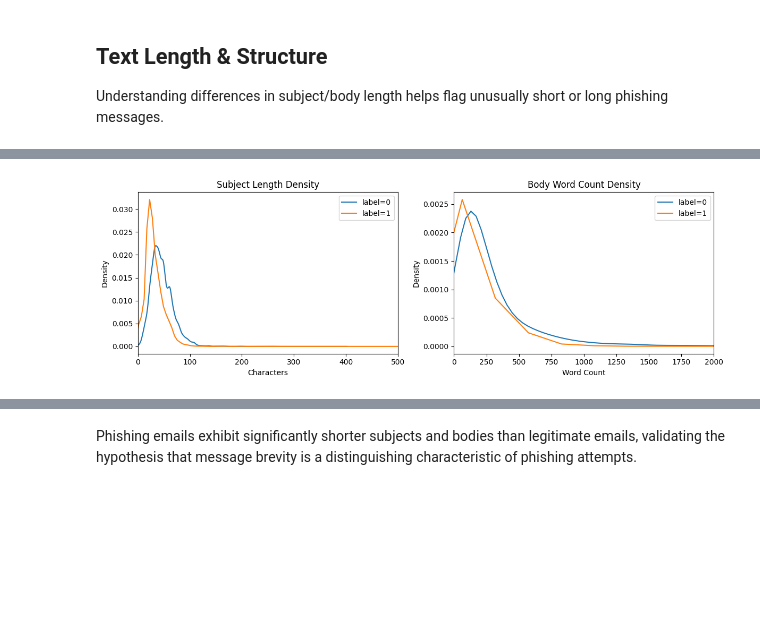
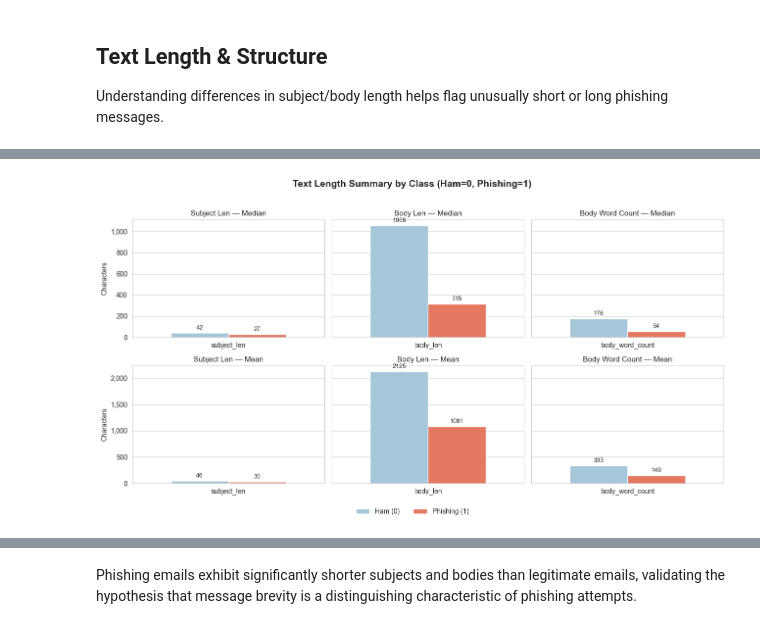
Before and after one commit to H6WU6R/DSA4263_Group_Project, a Jupyter notebook: notebooks/EDA.ipynb, the cells around one changed output, grey strips where cells are left out. Saved outputs shown, nothing was run; the diff lists cells and outputs as text; code cells hidden in the pictures; blank space fills up the shorter version.

```diff
--- a/notebooks/EDA.ipynb
+++ b/notebooks/EDA.ipynb
@@ -280,34 +440,62 @@ Understanding differences in subject/body length helps flag unusually short or l
+# %%
+df['subject_len'] = df['subject_no_urls'].fillna('').astype(str).apply(len)
+df['body_len'] = df['body_no_urls'].fillna('').astype(str).apply(len)
+df['subject_word_count'] = df['subject_no_urls'].fillna('').astype(str).apply(lambda x: len(x.split()))
+df['body_word_count'] = df['body_no_urls'].fillna('').astype(str).apply(lambda x: len(x.split()))
 # %%
-# Fill missing values directly (non-destructive if you prefer .fillna() with inplace=False)
-df['subject'] = df['subject'].fillna('')
-df['body'] = df['body'].fillna('')
+import numpy as np
+import pandas as pd
+import matplotlib.pyplot as plt
+import seaborn as sns
+from matplotlib.ticker import FuncFormatter
 
-# Compute length features directly in the main df
-df['subject_len'] = df['subject'].str.len()
-df['body_len'] = df['body'].str.len()
-df['body_word_count'] = df['body'].str.split().str.len()
+features = ['subject_len', 'body_len', 'body_word_count']
 
-# Display summary stats by label
-display(
-    df.groupby('label')[['subject_len', 'body_len', 'body_word_count']]
-      .agg(['median', 'mean'])
+# 1) Summaries (MultiIndex columns: (feature, stat))
+stats = df.groupby('label')[features].agg(['median','mean']).round(1)
+
+# 2) Tidy long form: (label, stat, feature, value)
+plot_long = (
+    stats
+    .stack(level=1)         # move 'stat' (median/mean) to rows
+    .stack(level=0)         # move 'feature' to rows
+    .reset_index(name='value')
 )
+plot_long.columns = ['label','stat','feature','value']  # tidy col names
+plot_long['label'] = plot_long['label'].astype(int)     # ensure 0/1 ints
 
-# Plot KDEs
-fig, axes = plt.subplots(1, 2, figsize=(12, 4))
-for label_value, group in df.groupby('label'):
-    group['subject_len'].plot(kind='kde', ax=axes[0], label=f'label={label_value}')
-    group['body_word_count'].plot(kind='kde', ax=axes[1], label=f'label={label_value}')
+# 3) Figure: 2 rows (median/mean) × 3 cols (features)
+sns.set_style('whitegrid')
+fig, axes = plt.subplots(2, 3, figsize=(13, 7), sharey='row')
+fig.suptitle('Text Length Summary by Class (Ham=0, Phishing=1)', fontsize=14, weight='bold', y=0.99)
 
-axes[0].set_title('Subject Length Density')
-axes[0].set_xlabel('Characters')
-axes[1].set_title('Body Word Count Density')
-axes[1].set_xlabel('Word Count')
+fmt = FuncFormatter(lambda x, p: f'{int(x):,}')
+def add_labels(ax):
+    for c in ax.containers:
+        ax.bar_label(c, fmt='%.0f', padding=3, fontsize=9)
 
-for ax in axes:
-    ax.legend()
-axes[0].set_xlim(0, 500)
-axes[1].set_xlim(0, 2000)
-plt.tight_layout()
+row_stats = ['median','mean']
+col_features = features
+palette = ['#9ecae1', '#fb6a4a']  # blue=ham, red=phishing
+
+for r, stat in enumerate(row_stats):
+    for c, feat in enumerate(col_features):
+        ax = axes[r, c]
+        data = plot_long[(plot_long['stat']==stat) & (plot_long['feature']==feat)]
+        bars = sns.barplot(
+            data=data, x='feature', y='value', hue='label',
+            ax=ax, hue_order=[0,1], palette=palette, width=0.6
+        )
+        ax.set_title(f'{feat.replace("_"," ").title()} — {stat.title()}', fontsize=11)
+        ax.set_xlabel('')
+        ax.set_ylabel('Characters' if 'len' in feat else 'Words')
+        ax.yaxis.set_major_formatter(fmt)
+        ax.legend_.remove()
+        add_labels(ax)
+
+handles, labels = axes[0,0].get_legend_handles_labels()
+fig.legend(handles, ['Ham (0)','Phishing (1)'], loc='lower center', ncol=2, frameon=False)
+
+plt.tight_layout(rect=[0, 0.05, 1, 0.97])
 plt.show()
 # %% [output]
@@ -319 +502 @@ plt.show()
-[figure, old version]
+[figure, new version]
```
Also changed, not shown: parts of 20 cells of this notebook.
